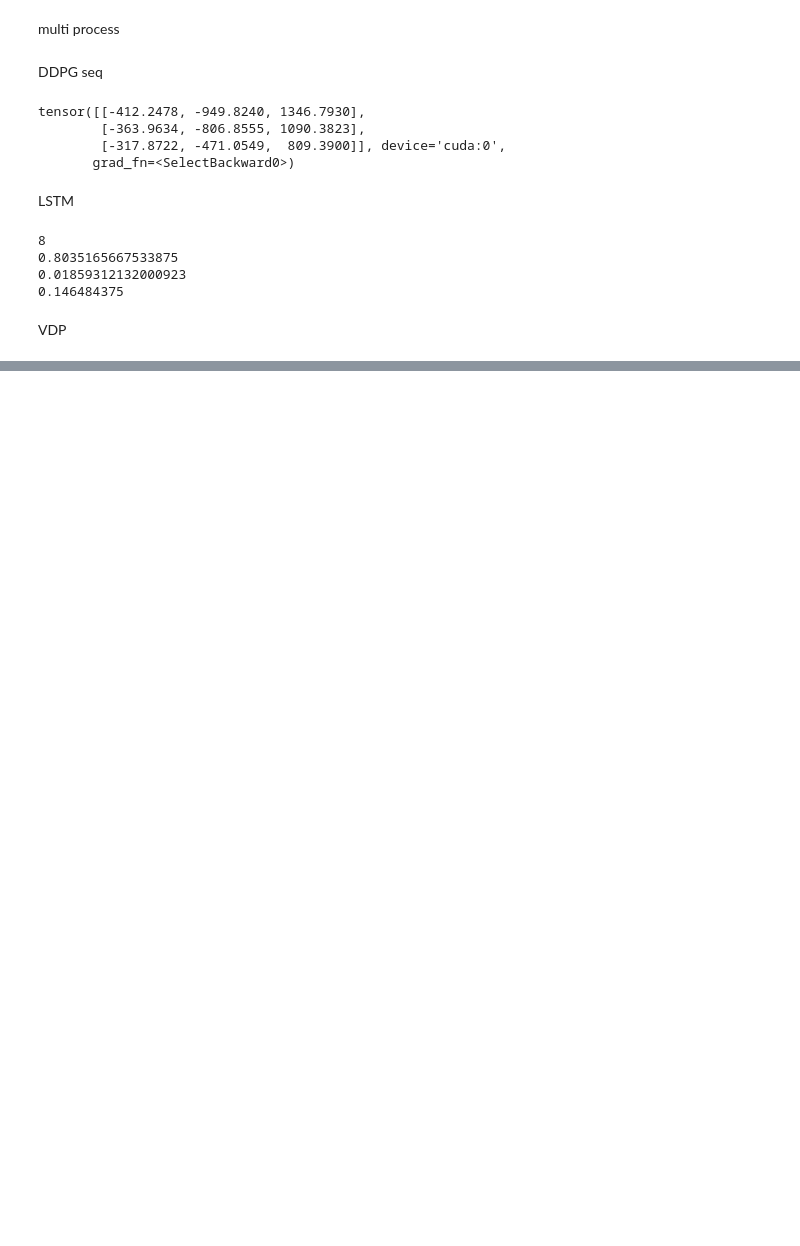
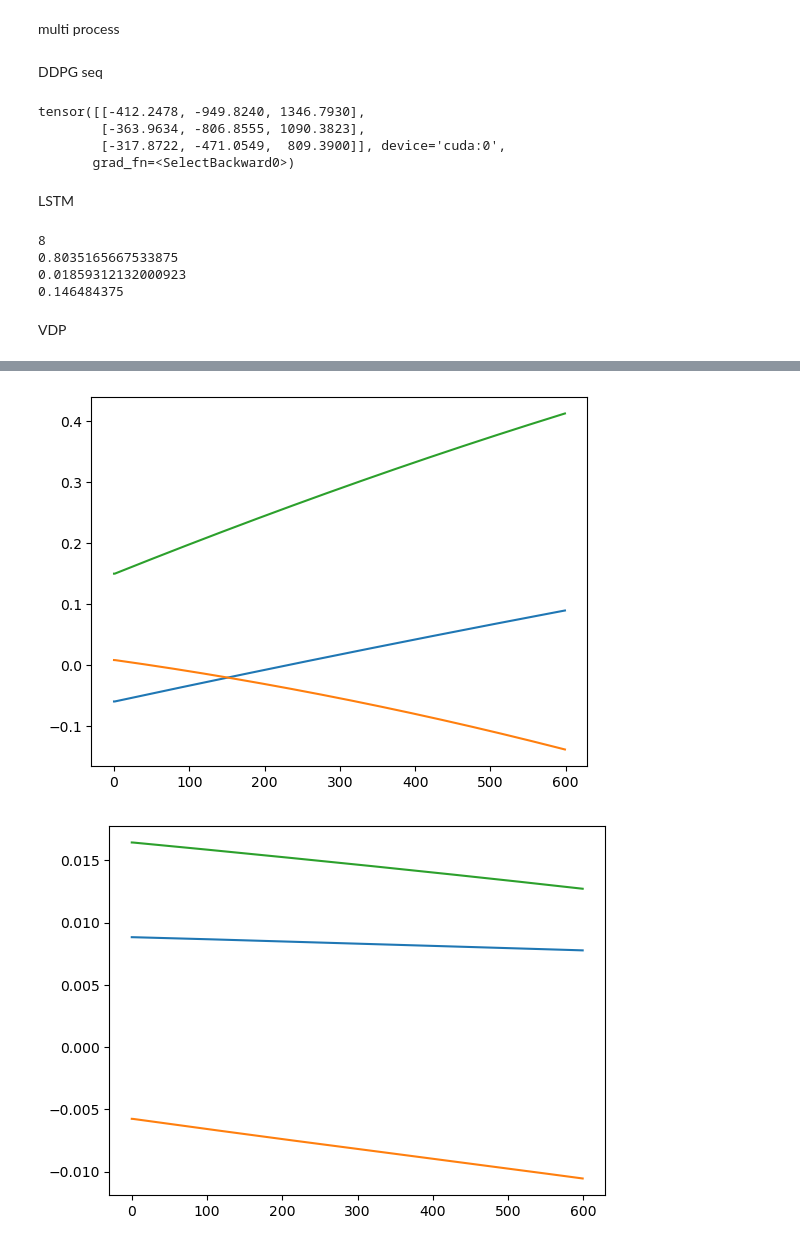
Before and after one commit to liziyao99/multi-debris-avoidance, a Jupyter notebook: test.ipynb, the cells around one changed output, grey strips where cells are left out. Saved outputs shown, nothing was run; the diff lists cells and outputs as text; code cells hidden in the pictures; blank space fills up the shorter version.

```diff
--- a/test.ipynb
+++ b/test.ipynb
@@ -502,0 +733,8 @@ plt.show()
+# %%
+plt.plot(torch.stack(td_sim["primal_obss"])[:,:3].numpy())
+plt.show()
+plt.plot(torch.stack(td_sim["primal_obss"])[:,3:].numpy())
+plt.show()
+# %% [output]
+[figure, added]
+[figure, added]
```
Also changed, not shown: parts of 15 cells of this notebook, 7 other files.
